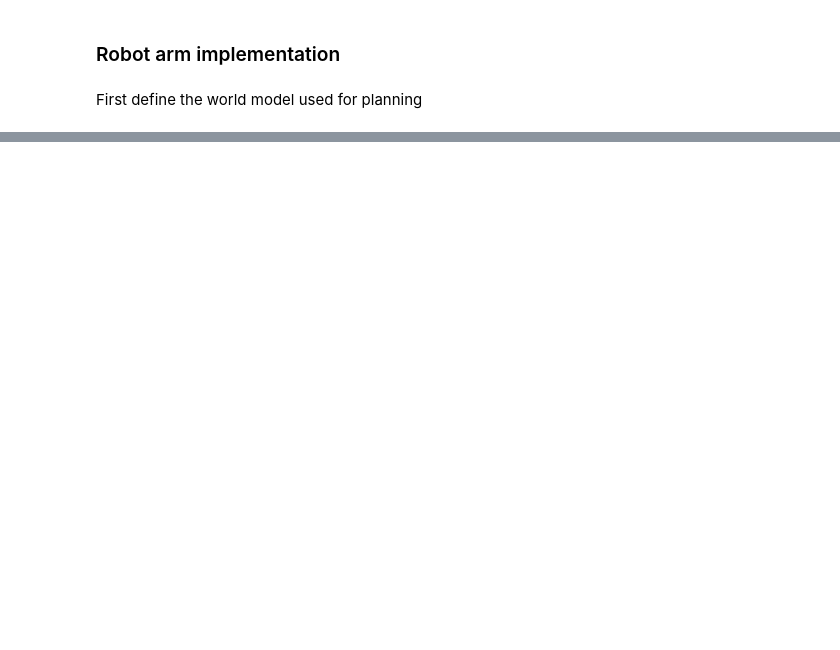
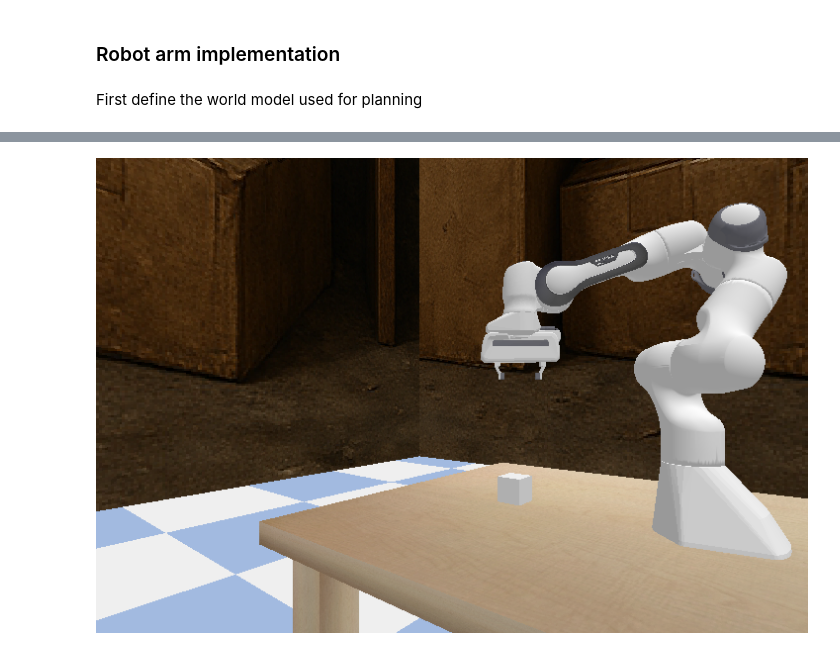
Before and after one commit to lassesofus/thesis, a Jupyter notebook: vjepa2/notebooks/energy_landscape_example.ipynb, the cells around one changed output, grey strips where cells are left out. Saved outputs shown, nothing was run; the diff lists cells and outputs as text; code cells hidden in the pictures; blank space fills up the shorter version.

```diff
--- a/vjepa2/notebooks/energy_landscape_example.ipynb
+++ b/vjepa2/notebooks/energy_landscape_example.ipynb
@@ -908 +955,12 @@ argv[0]=--egl
 VBox(children=(HBox(children=(VBox(children=(HTML(value='<b>Live</b>'), Image(value=b'', format='jpeg', layout…
+# %%
+# Show goal_rgb as image
+if goal_rgb is not None:
+    import PIL.Image
+    from IPython.display import display
+    display(PIL.Image.fromarray(goal_rgb))
+
+    # Save figure
+    PIL.Image.fromarray(goal_rgb).save("/work3/s185927/thesis/vjepa2/notebooks/out/goal_snapshot.png")
+# %% [output]
+[figure, added]
```
Also changed, not shown: parts of 9 cells of this notebook, 19 other files.
